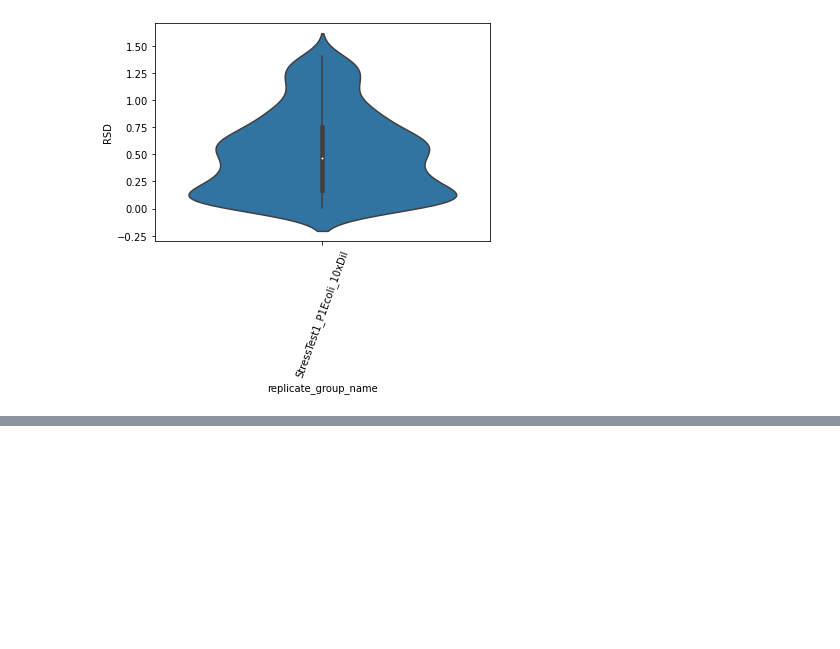
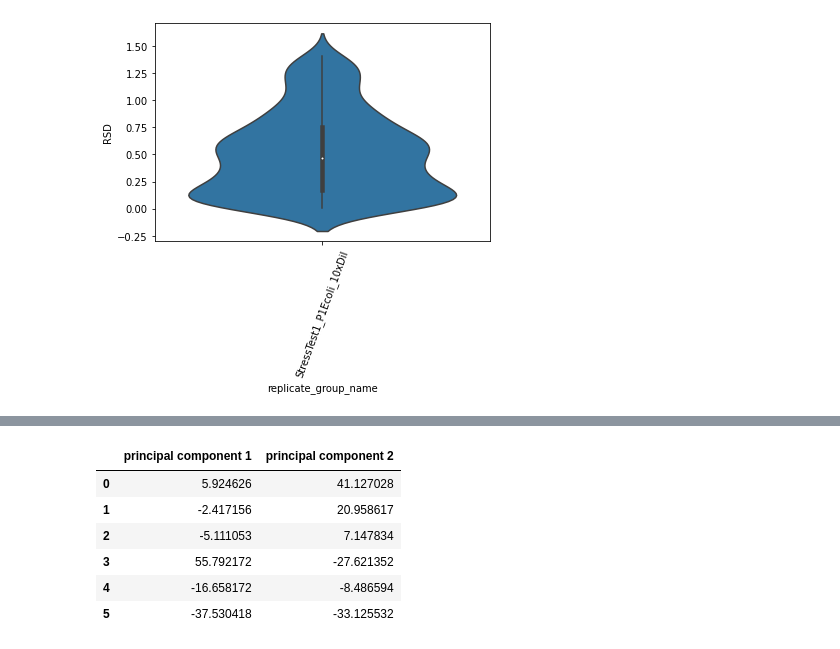
Before and after one commit to AutoFlowResearch/BFAIR, a Jupyter notebook: examples/FIA_MS_example_notebook.ipynb, the cells around one changed output, grey strips where cells are left out. Cells and saved outputs as stored; diff of their text form; code cells hidden in the pictures; blank space fills up the shorter version.

```diff
--- a/examples/FIA_MS_example_notebook.ipynb
+++ b/examples/FIA_MS_example_notebook.ipynb
@@ -116,0 +151,10 @@ plt.xticks(rotation=70)
+# %%
+principalDf
+# %% [output]
+|  | principal component 1 | principal component 2 |
+| 0 | 5.924626 | 41.127028 |
+| 1 | -2.417156 | 20.958617 |
+| 2 | -5.111053 | 7.147834 |
+| 3 | 55.792172 | -27.621352 |
+| 4 | -16.658172 | -8.486594 |
+| 5 | -37.530418 | -33.125532 |
```
Also changed, not shown: parts of 9 cells of this notebook, 1 other file.
